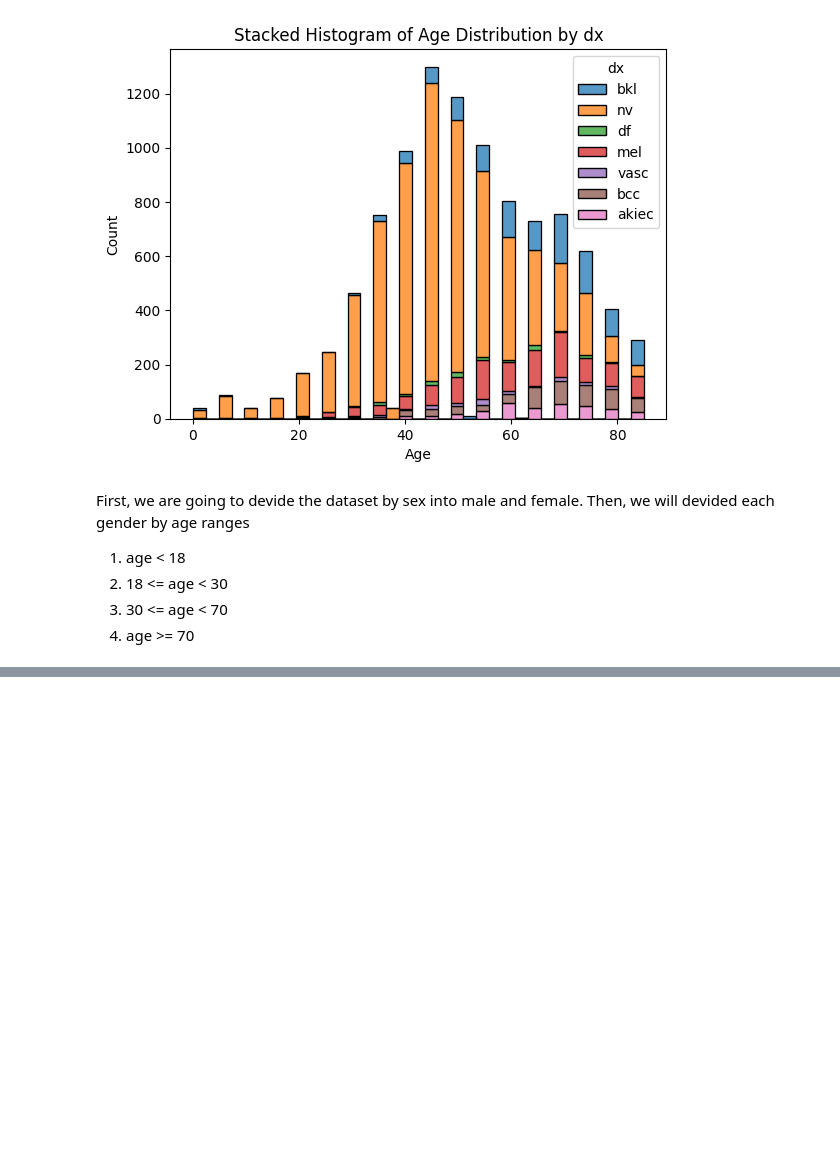
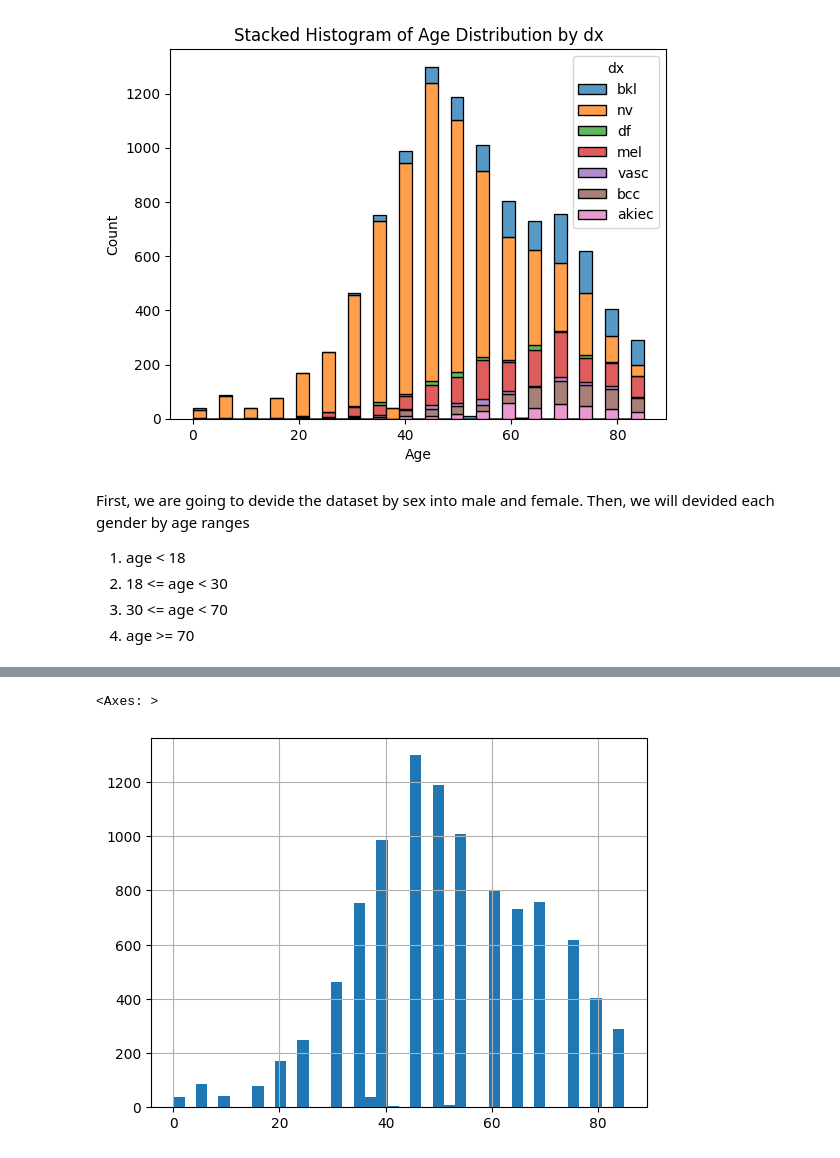
Before and after one commit to h-sutiwas/medical-image-torch, a Jupyter notebook: notebooks/eploratory_data_analysis.ipynb, the cells around one changed output, grey strips where cells are left out. Cells and saved outputs as stored; diff of their text form; code cells hidden in the pictures; blank space fills up the shorter version.

```diff
--- a/notebooks/eploratory_data_analysis.ipynb
+++ b/notebooks/eploratory_data_analysis.ipynb
@@ -169,0 +203,5 @@ First, we are going to devide the dataset by sex into male and female. Then, we
+# %%
+test_impute_df[ 'age' ].hist( bins=40 )
+# %% [output]
+<Axes: >
+[figure, added]
```
Also changed, not shown: parts of 7 cells of this notebook.
